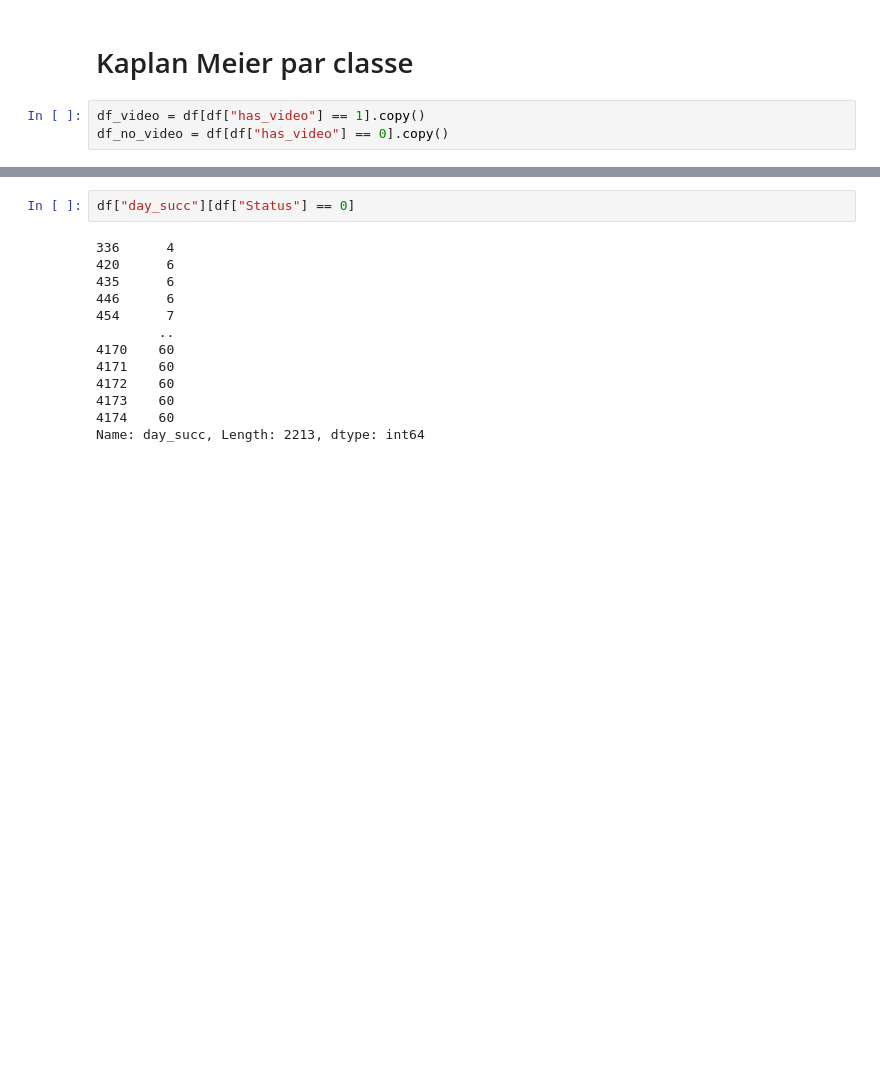
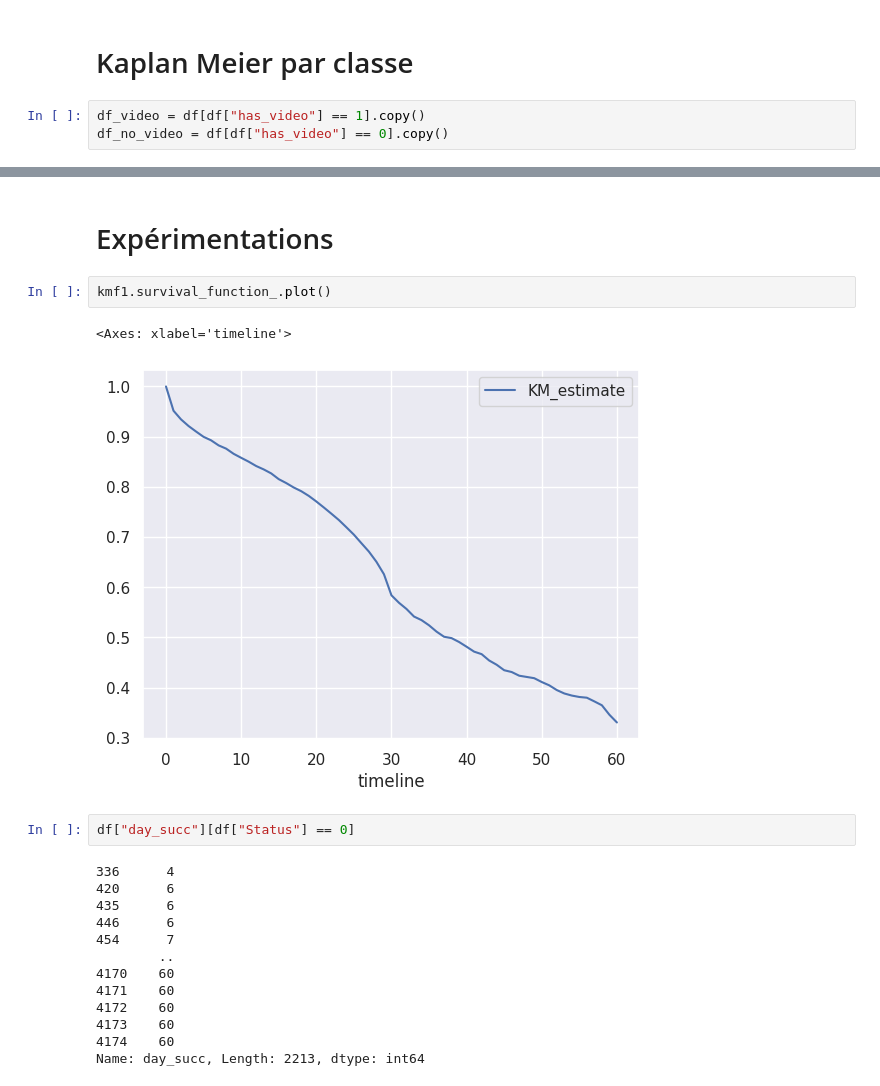
Before and after one commit to Ab2nour/kickstarter-project-analysis, a Jupyter notebook: src/modelisation.ipynb, the cells around one changed output, grey strips where cells are left out. Cells and saved outputs as stored; diff of their text form; blank space fills up the shorter version.

```diff
--- a/src/modelisation.ipynb
+++ b/src/modelisation.ipynb
@@ -129,3 +139,10 @@ Text(0, 0.5, 'Probabilité')
+# %% [markdown]
+# Expérimentations
+# %%
+kmf1.survival_function_.plot()
+# %% [output]
+<Axes: xlabel='timeline'>
+[figure, added]
 # %%
 df["day_succ"][df["Status"] == 0]
 # %% [output]
```
Also changed, not shown: parts of 6 cells of this notebook.
